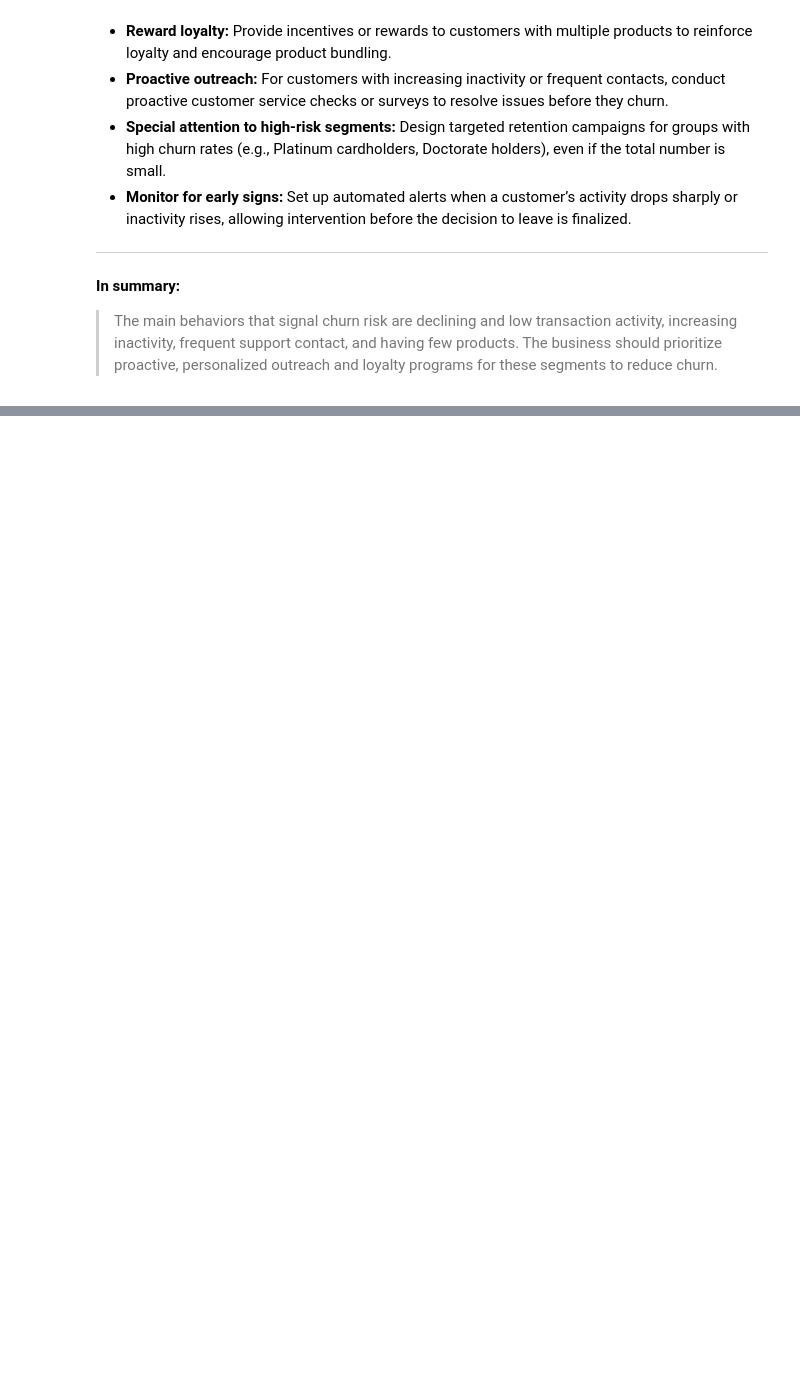
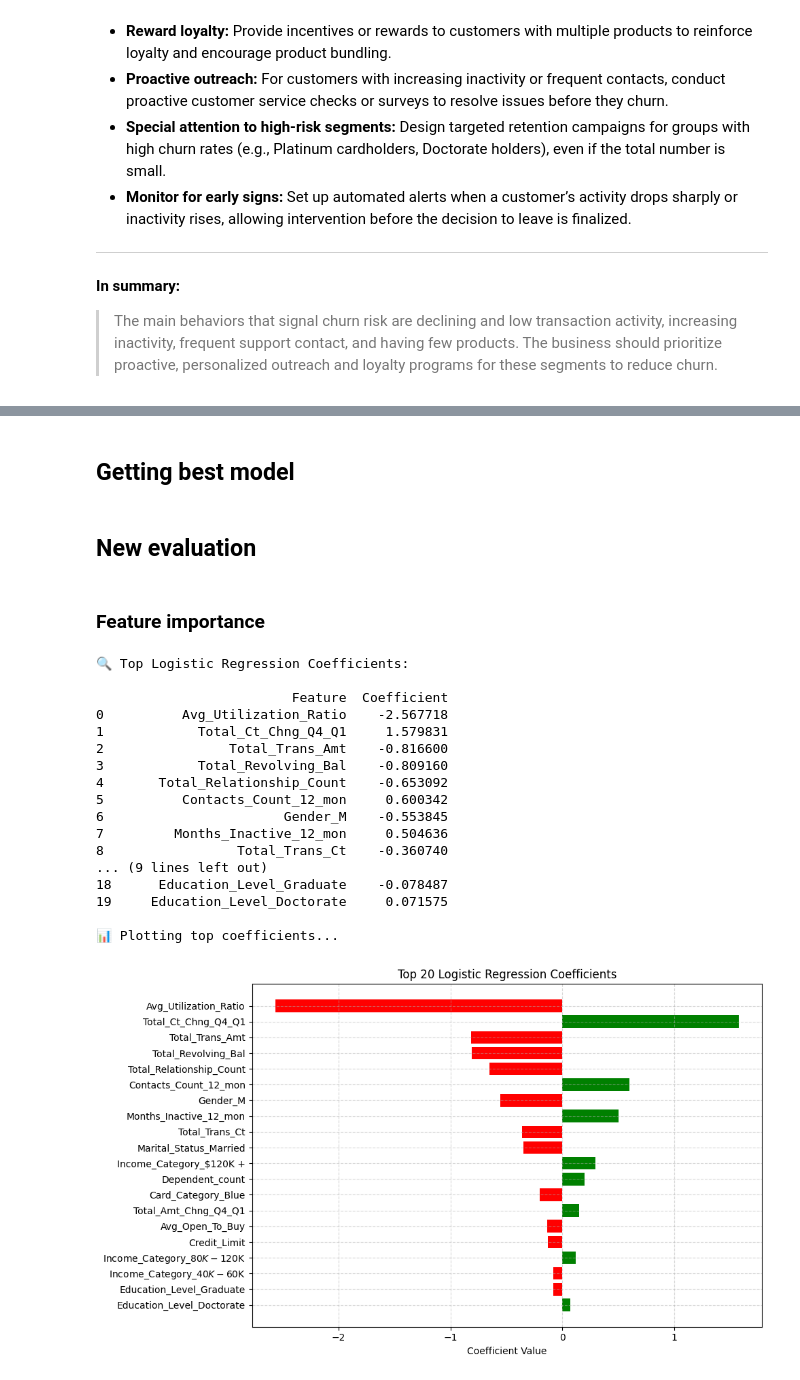
Before and after one commit to DigimonFrankie/Projects, a Jupyter notebook: Predicting Credit Card Customer Churn: A Data-Driven Approach to Retention Strategy/Logistic Regression.ipynb, the cells around one changed output, grey strips where cells are left out. Drawn from its saved outputs; the diff is of its cells as text; code cells hidden in the pictures; blank space fills up the shorter version.

```diff
--- a/Predicting Credit Card Customer Churn: A Data-Driven Approach to Retention Strategy/Logistic Regression.ipynb
+++ b/Predicting Credit Card Customer Churn: A Data-Driven Approach to Retention Strategy/Logistic Regression.ipynb
@@ -734,0 +1012,5 @@ plt.show()
+# %%
+## Split train and test data
+data_new = data_log[all_features]
+
+search_new, X_test_new, y_test_new, y_pred_new, y_proba_new = train_logreg_pipeline(data=data_new)
@@ -734,0 +1031,36 @@ plt.show()
+# %% [markdown]
+## Getting best model
+# %%
+## getting best model
+best_model_new = search_new.best_estimator_
+## getting feature names
+cat_feature_names_new = best_model_new.named_steps["pre"].named_transformers_["cat"].get_feature_names_out(cat_cols)
+num_feature_names_new = num_cols
+all_feature_names_new = np.concatenate([num_feature_names_new, cat_feature_names_new])
+## getting coefficients
+coef_new = best_model_new.named_steps["logreg"].coef_.flatten()
+# %% [markdown]
+## New evaluation
+# %% [markdown]
+### Feature importance
+# %%
+plot_feature_importance(coef = coef_new, all_feature_names = all_feature_names_new, top_n=20)
+# %% [output]
+🔍 Top Logistic Regression Coefficients:
+
+                         Feature  Coefficient
+0          Avg_Utilization_Ratio    -2.567718
+1            Total_Ct_Chng_Q4_Q1     1.579831
+2                Total_Trans_Amt    -0.816600
+3            Total_Revolving_Bal    -0.809160
+4       Total_Relationship_Count    -0.653092
+5          Contacts_Count_12_mon     0.600342
+6                       Gender_M    -0.553845
+7         Months_Inactive_12_mon     0.504636
+8                 Total_Trans_Ct    -0.360740
+... (9 lines left out)
+18      Education_Level_Graduate    -0.078487
+19     Education_Level_Doctorate     0.071575
+
+📊 Plotting top coefficients...
+[figure, added]
```
Also changed, not shown: parts of 50 cells of this notebook.
